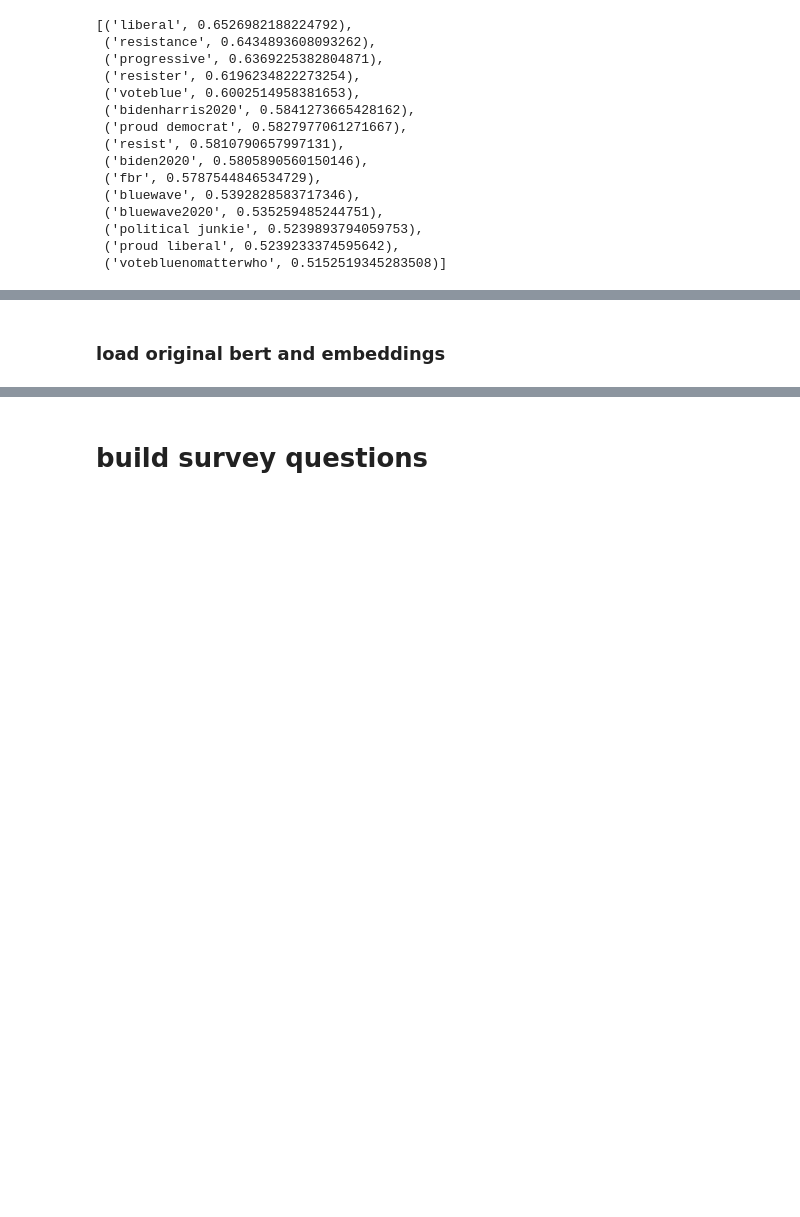
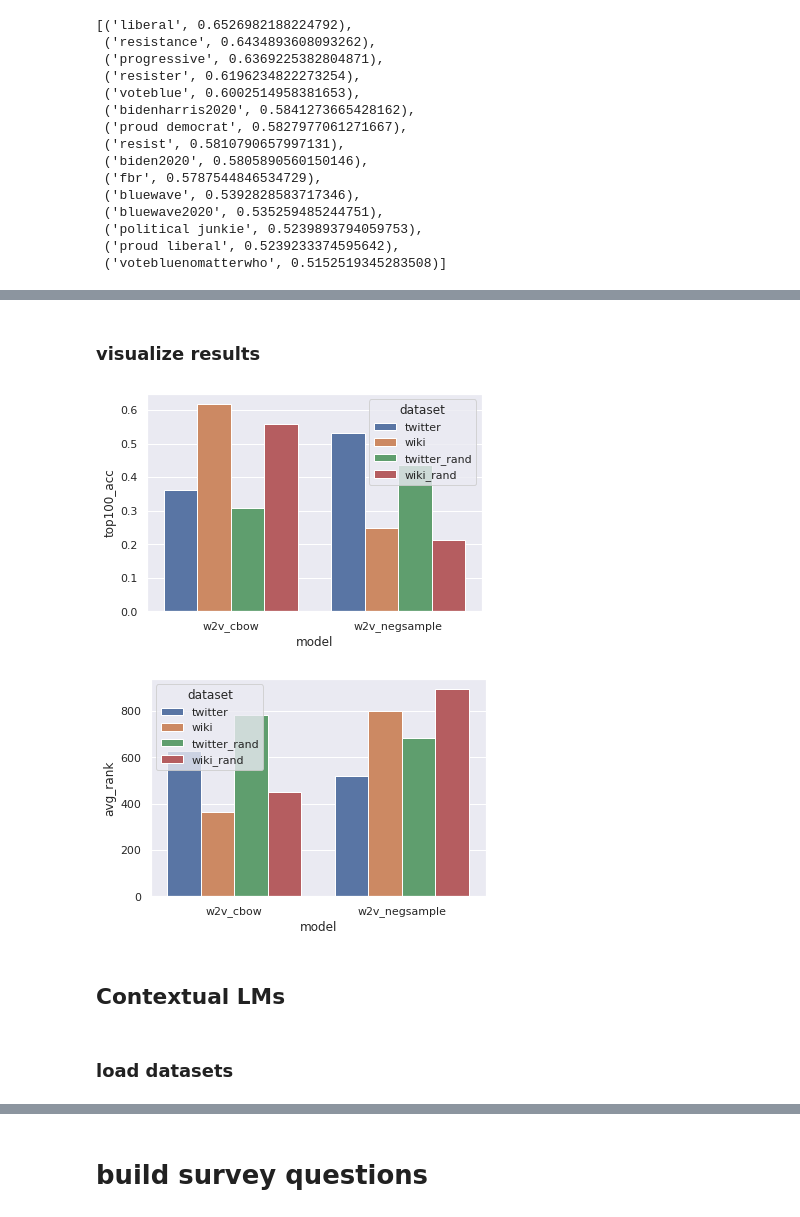
Before and after one commit to navidmdn/identity_embedding, a Jupyter notebook: pi2v.ipynb, the cells around one changed output, grey strips where cells are left out. Cells and saved outputs as stored; diff of their text form; code cells hidden in the pictures; blank space fills up the shorter version.

```diff
--- a/pi2v.ipynb
+++ b/pi2v.ipynb
@@ -1254,10 +1100,0 @@ wiki_w2v_negsample_avgrank, wiki_w2v_negsample_top100acc = calculate_w2v_based_m
-# %%
-%%time
-
-device = 'cpu'
-#w2v_model = Word2Vec.load("./models/w2v.model")
-
-w2v_emb_x = torch.tensor([w2v_model.wv.get_mean_vector(x) for x in w2v_bio_x], device=device)
-w2v_emb_all = torch.tensor([w2v_model.wv.get_mean_vector(x) for x in all_pis], device=device)
-
-print(w2v_emb_x.shape, w2v_emb_all.shape)
@@ -1301,10 +1100,0 @@ print(f"top100: {w2v_top100} avg: {w2v_avg_rank}")
-# %%
-%%time
-
-device = 'cpu'
-#w2v_model = Word2Vec.load("./models/w2v.model")
-
-w2v_emb_x = torch.tensor([w2v_model.wv.get_mean_vector(x) for x in w2v_rand_bio_x], device=device)
-w2v_emb_all = torch.tensor([w2v_model.wv.get_mean_vector(x) for x in all_pis], device=device)
-
-print(w2v_emb_x.shape, w2v_emb_all.shape)
@@ -1346,2 +1222,34 @@ print(f"top100: {w2v_top100} avg: {w2v_avg_rank}")
+# %% [markdown]
+### visualize results
+# %%
+import seaborn as sns
+sns.set_theme()
+
+import matplotlib.pyplot as plt
+import pandas as pd
+
+df = pd.DataFrame({
+    'model': ['w2v_cbow', 'w2v_negsample', 'w2v_cbow', 'w2v_negsample',
+              'w2v_cbow', 'w2v_negsample', 'w2v_cbow', 'w2v_negsample'],
+    'dataset': ['twitter', 'wiki', 'wiki', 'twitter', 'twitter_rand', 'wiki_rand', 'wiki_rand', 'twitter_rand',],
+    'avg_rank': [twitter_w2v_cbow_avgrank, wiki_w2v_negsample_avgrank, wiki_w2v_cbow_avgrank,
+                 twitter_w2v_negsample_avgrank, twitterrand_w2v_cbow_avgrank, wikirand_w2v_negsample_avgrank, wikirand_w2v_cbow_avgrank,
+                 twitterrand_w2v_negsample_avgrank],
+    'top100_acc': [twitter_w2v_cbow_top100acc, wiki_w2v_negsample_top100acc, wiki_w2v_cbow_top100acc,
+                   twitter_w2v_negsample_top100acc, twitterrand_w2v_cbow_top100acc, wikirand_w2v_negsample_top100acc, wikirand_w2v_cbow_top100acc,
+                   twitterrand_w2v_negsample_top100acc],
+
+})
+
+sns.barplot(data=df, x='model', y='top100_acc', hue='dataset')
+plt.show()
+
+sns.barplot(data=df, x='model', y='avg_rank', hue='dataset')
+plt.show()
+# %% [output]
+[figure, added]
+[figure, added]
+# %% [markdown]
+## Contextual LMs
 # %% [markdown]
-### load original bert and embeddings
+### load datasets
```
Also changed, not shown: parts of 99 cells of this notebook.
